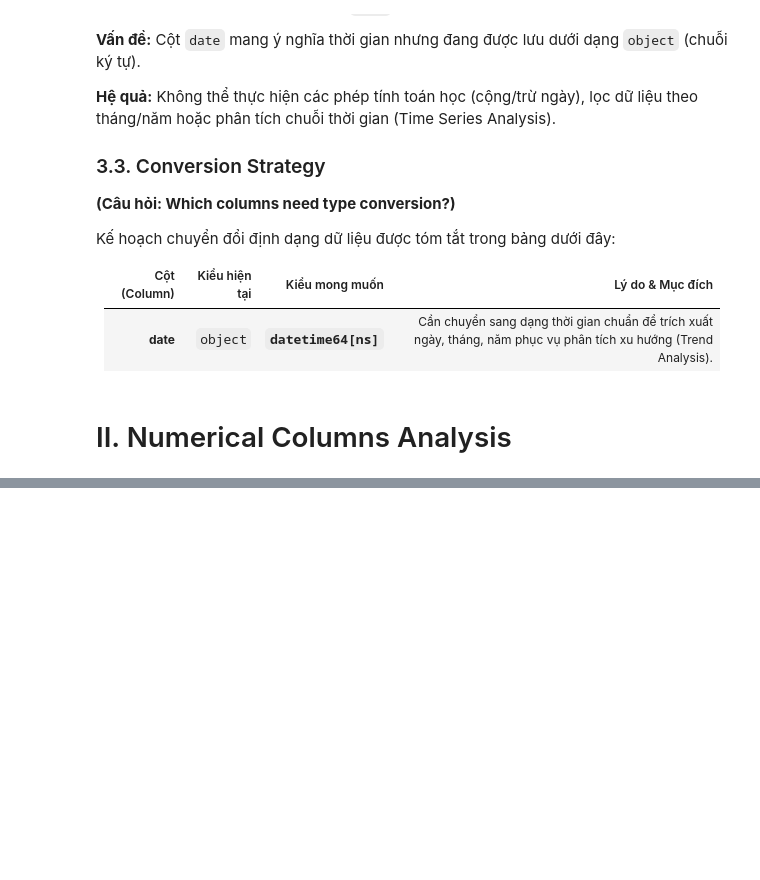
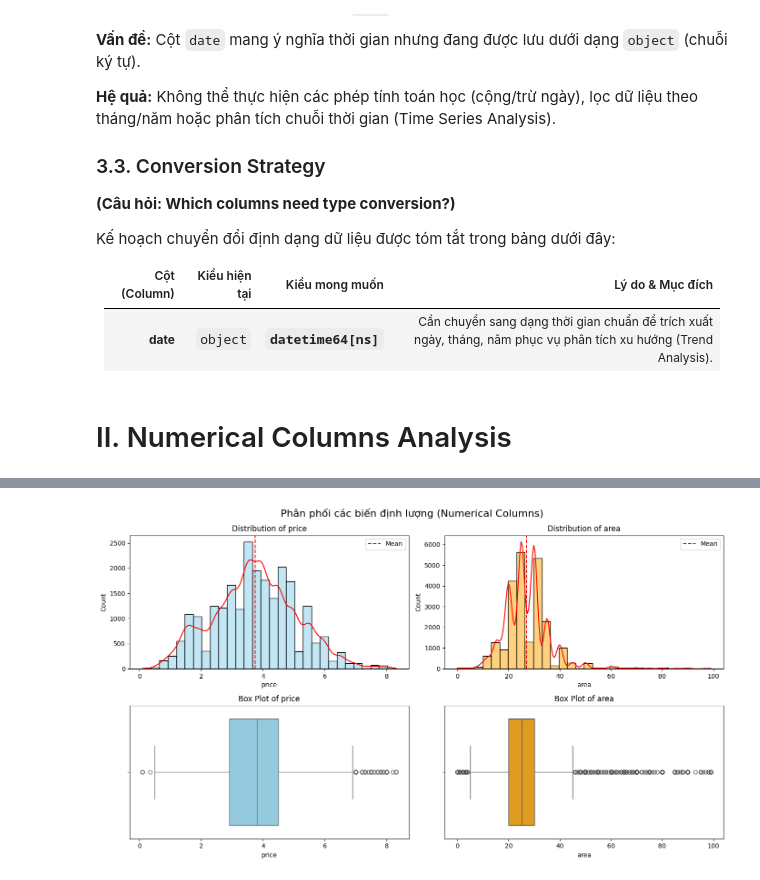
Before and after one commit to HungHiHung10/Intro2DS, a Jupyter notebook: notebooks/overview_numerical.ipynb, the cells around one changed output, grey strips where cells are left out. Drawn from its saved outputs; the diff is of its cells as text; code cells hidden in the pictures; blank space fills up the shorter version.

```diff
--- a/notebooks/overview_numerical.ipynb
+++ b/notebooks/overview_numerical.ipynb
@@ -236 +201,5 @@ plt.show()
+# %%
+plot_numerical_distributions(df, numerical_cols)
+# %% [output]
+[figure, added]
 # %% [markdown]
```
Also changed, not shown: parts of 8 cells of this notebook, 2 other files.
